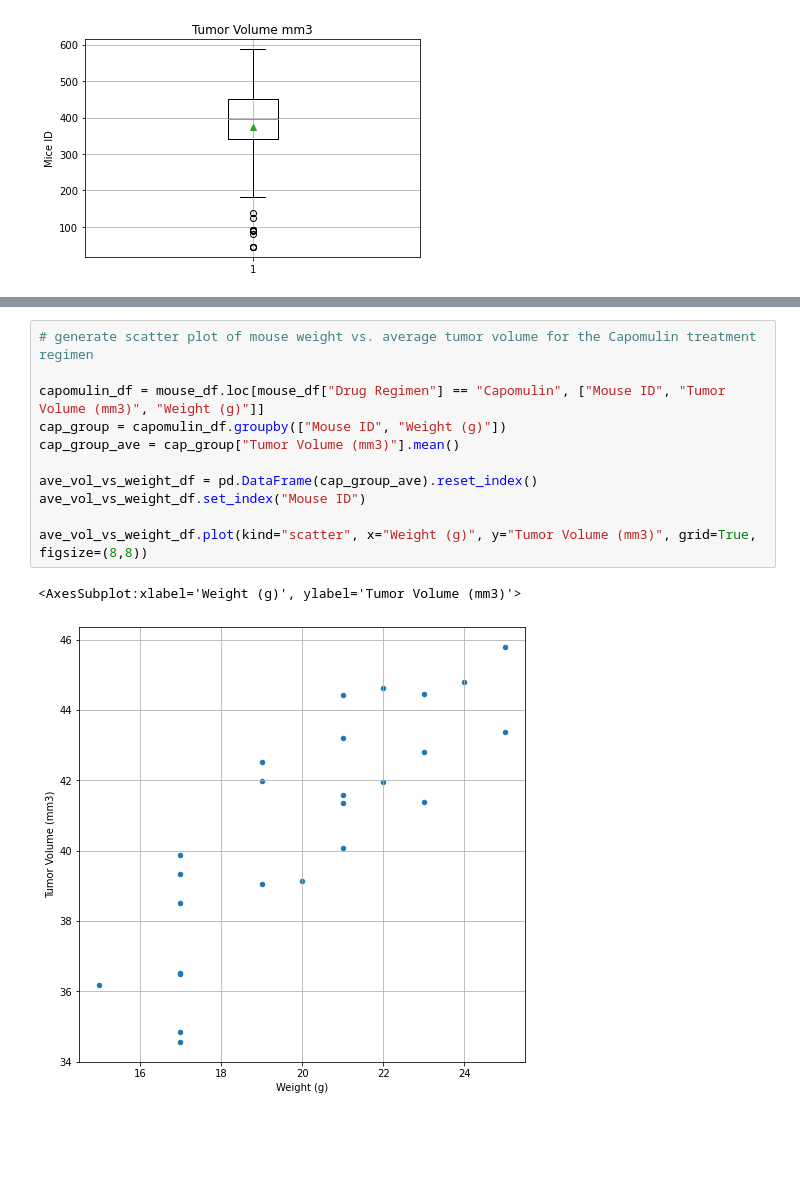
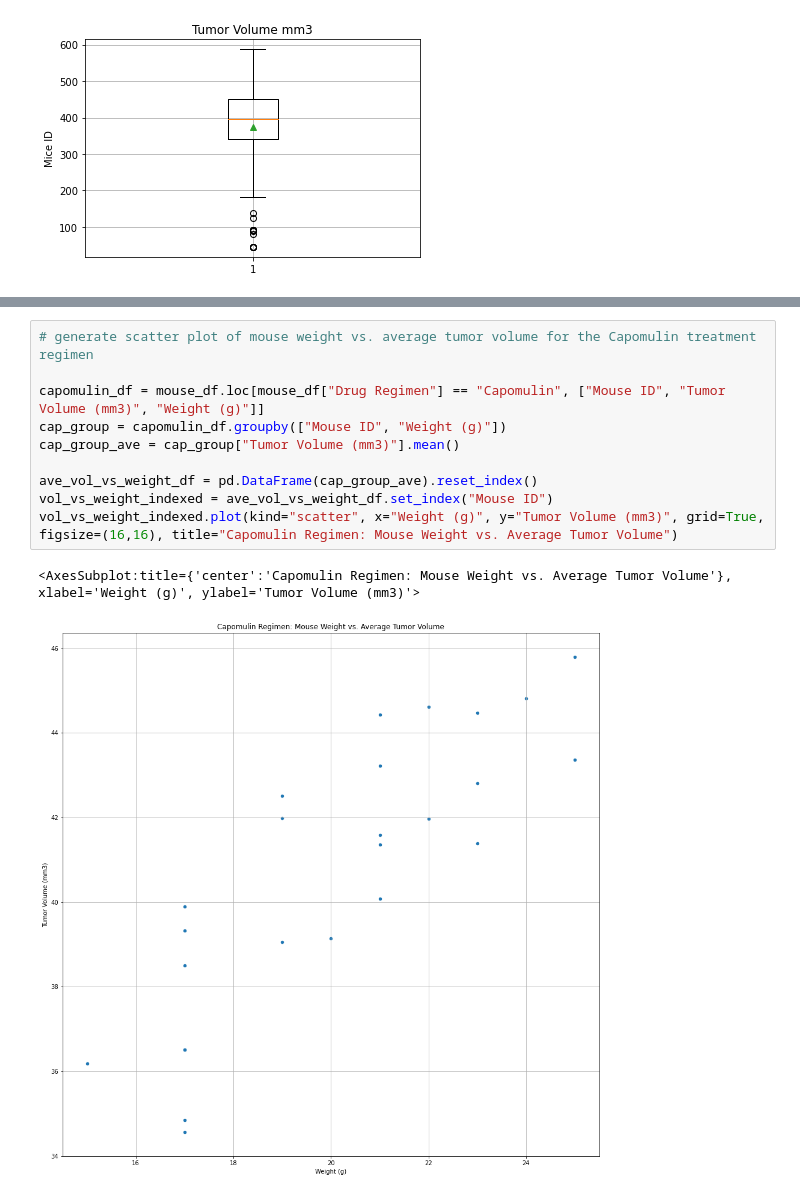
Before and after one commit to KinlayD/matplotlib-challenge, a Jupyter notebook: pymaceuticals.ipynb, the cells around one changed output, grey strips where cells are left out. Saved outputs shown, nothing was run; the diff lists cells and outputs as text; blank space fills up the shorter version.

```diff
--- a/pymaceuticals.ipynb
+++ b/pymaceuticals.ipynb
@@ -180,14 +216,13 @@ Text(0, 0.5, 'Tumor Volume (mm3)')
 # %%
 # generate scatter plot of mouse weight vs. average tumor volume for the Capomulin treatment regimen
 
 capomulin_df = mouse_df.loc[mouse_df["Drug Regimen"] == "Capomulin", ["Mouse ID", "Tumor Volume (mm3)", "Weight (g)"]]
 cap_group = capomulin_df.groupby(["Mouse ID", "Weight (g)"])
 cap_group_ave = cap_group["Tumor Volume (mm3)"].mean()
 
 ave_vol_vs_weight_df = pd.DataFrame(cap_group_ave).reset_index()
-ave_vol_vs_weight_df.set_index("Mouse ID")
-
-ave_vol_vs_weight_df.plot(kind="scatter", x="Weight (g)", y="Tumor Volume (mm3)", grid=True, figsize=(8,8))
+vol_vs_weight_indexed = ave_vol_vs_weight_df.set_index("Mouse ID")
+vol_vs_weight_indexed.plot(kind="scatter", x="Weight (g)", y="Tumor Volume (mm3)", grid=True, figsize=(16,16), title="Capomulin Regimen: Mouse Weight vs. Average Tumor Volume")
 # %% [output]
-<AxesSubplot:xlabel='Weight (g)', ylabel='Tumor Volume (mm3)'>
+<AxesSubplot:title={'center':'Capomulin Regimen: Mouse Weight vs. Average Tumor Volume'}, xlabel='Weight (g)', ylabel='Tumor Volume (mm3)'>
-[figure, old version]
+[figure, new version]
```
Also changed, not shown: parts of 4 cells of this notebook.
